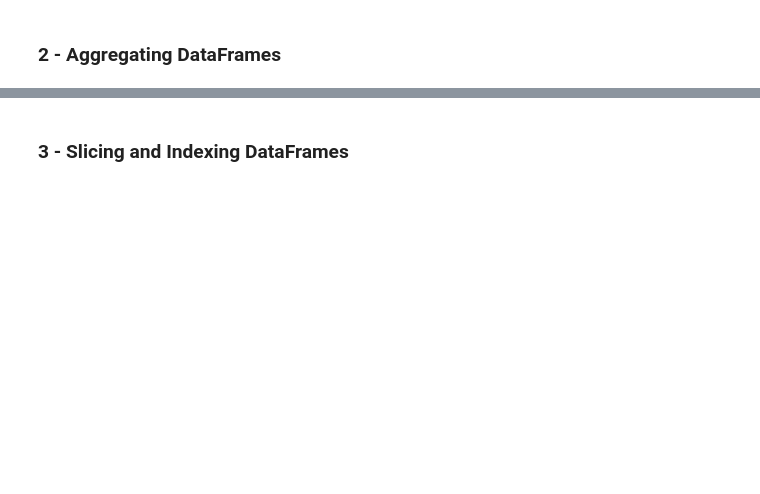
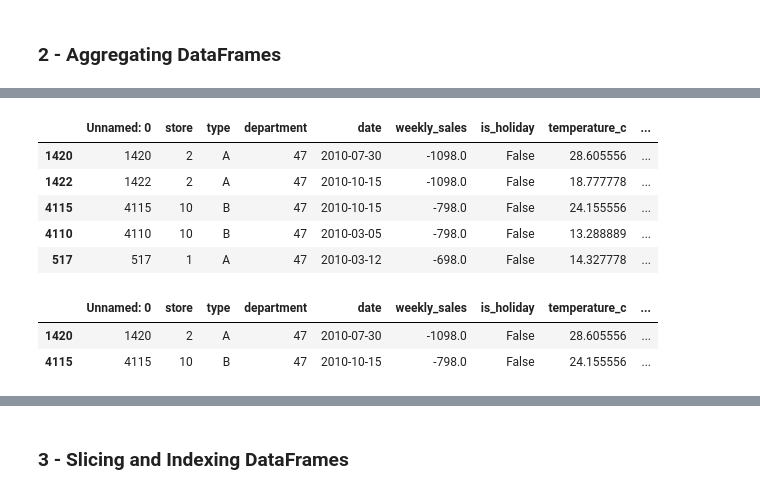
Before and after one commit to TXTDariGitHub/Sentinel, a Jupyter notebook: Ch.2 - Data Manipulation/Ch.1 - Introduction to Data Manipulation.ipynb, the cells around one changed output, grey strips where cells are left out. Saved outputs shown, nothing was run; the diff lists cells and outputs as text; code cells hidden in the pictures; blank space fills up the shorter version.

```diff
--- a/Ch.2 - Data Manipulation/Ch.1 - Introduction to Data Manipulation.ipynb
+++ b/Ch.2 - Data Manipulation/Ch.1 - Introduction to Data Manipulation.ipynb
@@ -330,0 +436,17 @@ homelessness[cond1].head(7)
+# %%
+sales['cum_weekly'] = sales['weekly_sales'].cumsum()
+sales.head()
+# %% [output]
+|  | Unnamed: 0 | store | type | department | date | weekly_sales | is_holiday | temperature_c | ... |
+| 1420 | 1420 | 2 | A | 47 | 2010-07-30 | -1098.0 | False | 28.605556 | ... |
+| 1422 | 1422 | 2 | A | 47 | 2010-10-15 | -1098.0 | False | 18.777778 | ... |
+| 4115 | 4115 | 10 | B | 47 | 2010-10-15 | -798.0 | False | 24.155556 | ... |
+| 4110 | 4110 | 10 | B | 47 | 2010-03-05 | -798.0 | False | 13.288889 | ... |
+| 517 | 517 | 1 | A | 47 | 2010-03-12 | -698.0 | False | 14.327778 | ... |
+# %%
+s_type = sales.drop_duplicates(subset='type')
+s_type.head()
+# %% [output]
+|  | Unnamed: 0 | store | type | department | date | weekly_sales | is_holiday | temperature_c | ... |
+| 1420 | 1420 | 2 | A | 47 | 2010-07-30 | -1098.0 | False | 28.605556 | ... |
+| 4115 | 4115 | 10 | B | 47 | 2010-10-15 | -798.0 | False | 24.155556 | ... |
```
Also changed, not shown: parts of 21 cells of this notebook.
